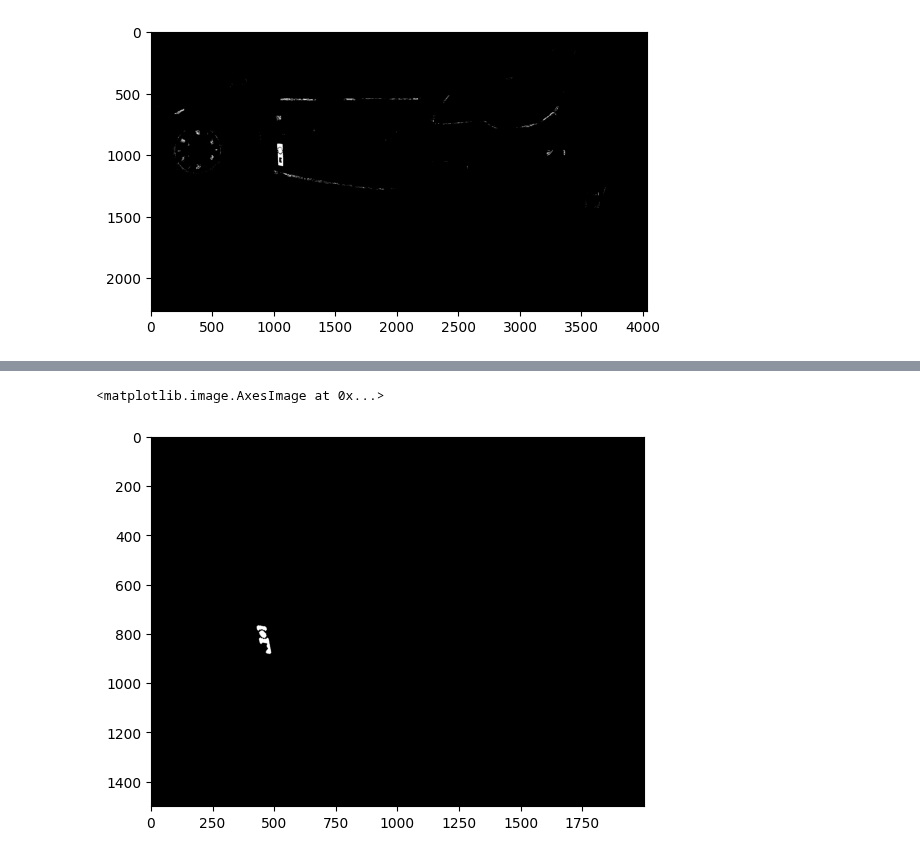
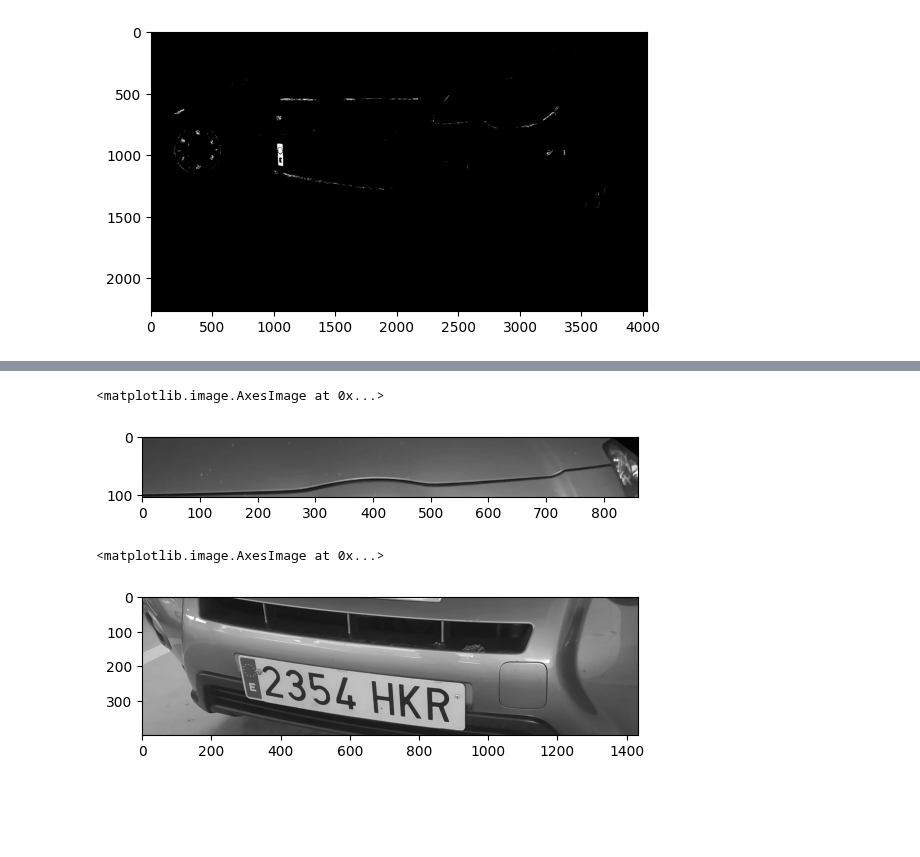
Before and after one commit to danielpaulisch/psiv2_matricules, a Jupyter notebook: dilate_contorns_blau.ipynb, the cells around one changed output, grey strips where cells are left out. Cells and saved outputs as stored; diff of their text form; code cells hidden in the pictures; blank space fills up the shorter version.

Commit message:
mejor contorno

```diff
--- a/dilate_contorns_blau.ipynb
+++ b/dilate_contorns_blau.ipynb
@@ -138,0 +142,12 @@ for image_c,image_b in zip(imagenes_cnt,imagenes_b):
+# %%
+ll_cnts = []
+ll_contornos = []
+
+for imagen in imagenes_cnt:
+
+    cnts,_=cv.findContours(cv.Canny(imagen,100,200),cv.RETR_LIST,cv.CHAIN_APPROX_SIMPLE)
+    contornos =  cv.drawContours((imagen//255),cnts,-1,(100,100,100),2)
+    ll_cnts.append(cnts)
+    ll_contornos.append(contornos)
+
+plt.imshow(ll_contornos[39], cmap="gray")
@@ -138,0 +190,16 @@ for image_c,image_b in zip(imagenes_cnt,imagenes_b):
+# %%
+ll_matricula  = []
+ll_coord = []
+for i, imagen in enumerate(matricula_controno):
+
+    epsilon = 0.02*cv.arcLength(imagen,True)
+    approx = cv.approxPolyDP(imagen,epsilon,True)
+    #print(len(approx))
+    x,y,w,h = cv.boundingRect(approx)
+    ll_coord.append((x,y,w,h))
+    img = ll_img[i]
+    rec = cv.rectangle(img//255,(x,y),(x+w,y+h),(255,255,255),2)
+    ll_matricula.append(rec)
+
+
+plt.imshow(ll_matricula[32], cmap="gray")
@@ -139,5 +209,19 @@ for image_c,image_b in zip(imagenes_cnt,imagenes_b):
+# %%
+ll_recortadas = []
+
+for  imagen, coord in zip(imagenes, ll_coord):
+
+    imagen_recortada = imagen[coord[1]:coord[1]+coord[3],coord[0]:coord[0]+coord[2]]
+    ll_recortadas.append(imagen_recortada)
+
+
+
+plt.imshow(ll_recortadas[32],cmap="gray")
+# %% [output]
+<matplotlib.image.AxesImage at 0x...>
+[figure, added]
 # %%
-plt.imshow(imgagenes_combinadas[39], cmap="gray")
+plt.imshow(ll_recortadas[39],cmap="gray")
 # %% [output]
 <matplotlib.image.AxesImage at 0x...>
-[figure, old version]
+[figure, new version]
```
Also changed, not shown: parts of 16 cells of this notebook.
